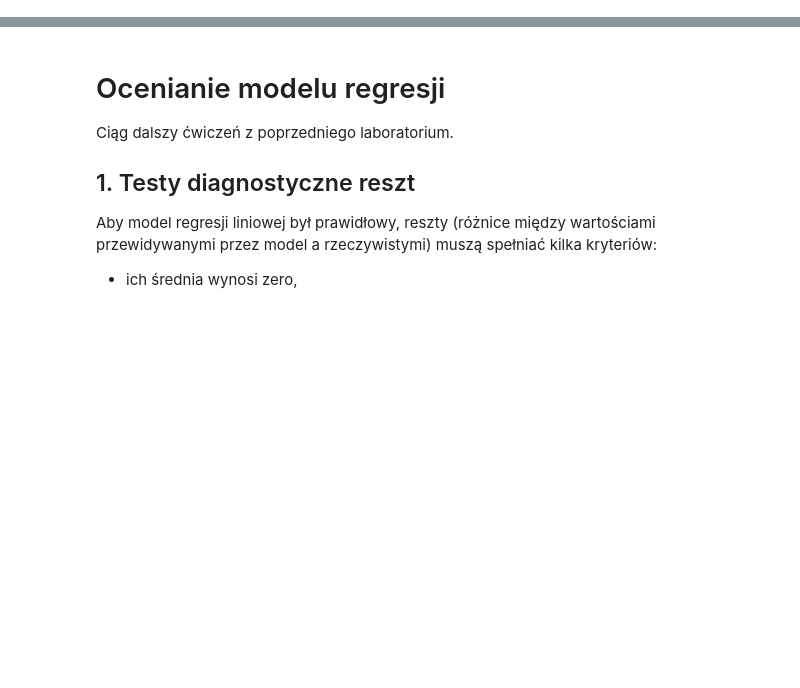
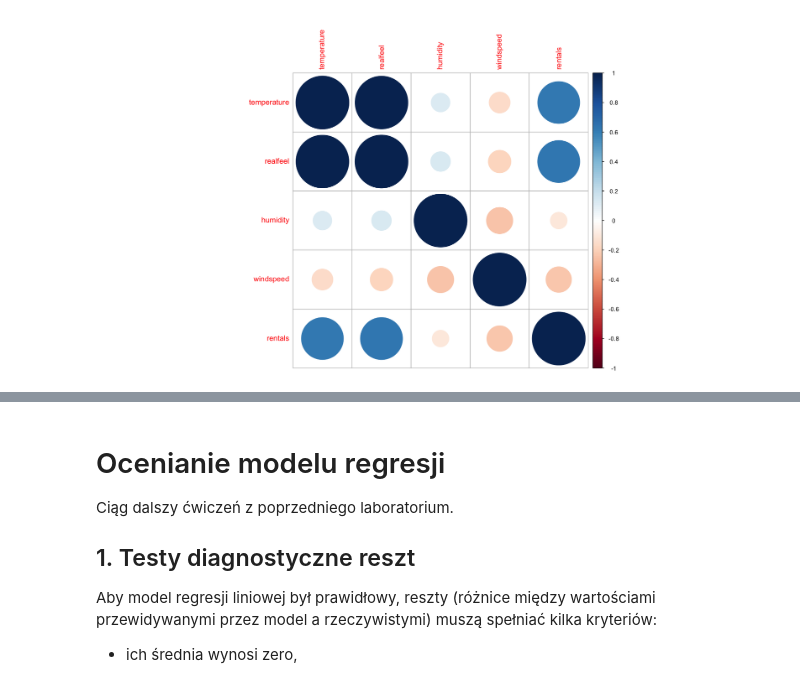
Before and after one commit to stawarzkrzysztof/uczenie_maszynowe_ifs2024, a Jupyter notebook: 21_10_2024/03-UM2024_regresja-ocena_modelu.ipynb, the cells around one changed output, grey strips where cells are left out. Cells and saved outputs as stored; diff of their text form; code cells hidden in the pictures; blank space fills up the shorter version.

```diff
--- a/21_10_2024/03-UM2024_regresja-ocena_modelu.ipynb
+++ b/21_10_2024/03-UM2024_regresja-ocena_modelu.ipynb
@@ -0,0 +165,10 @@
+# %%
+rowery_liczbowe <- rowery %>%
+  select(-(date:weather))
+
+rowery_korelacje <- cor(rowery_liczbowe)
+
+library(corrplot)
+corrplot(rowery_korelacje)
+# %% [output]
+[figure, added]
```
Also changed, not shown: parts of 37 cells of this notebook, 4 other files.
